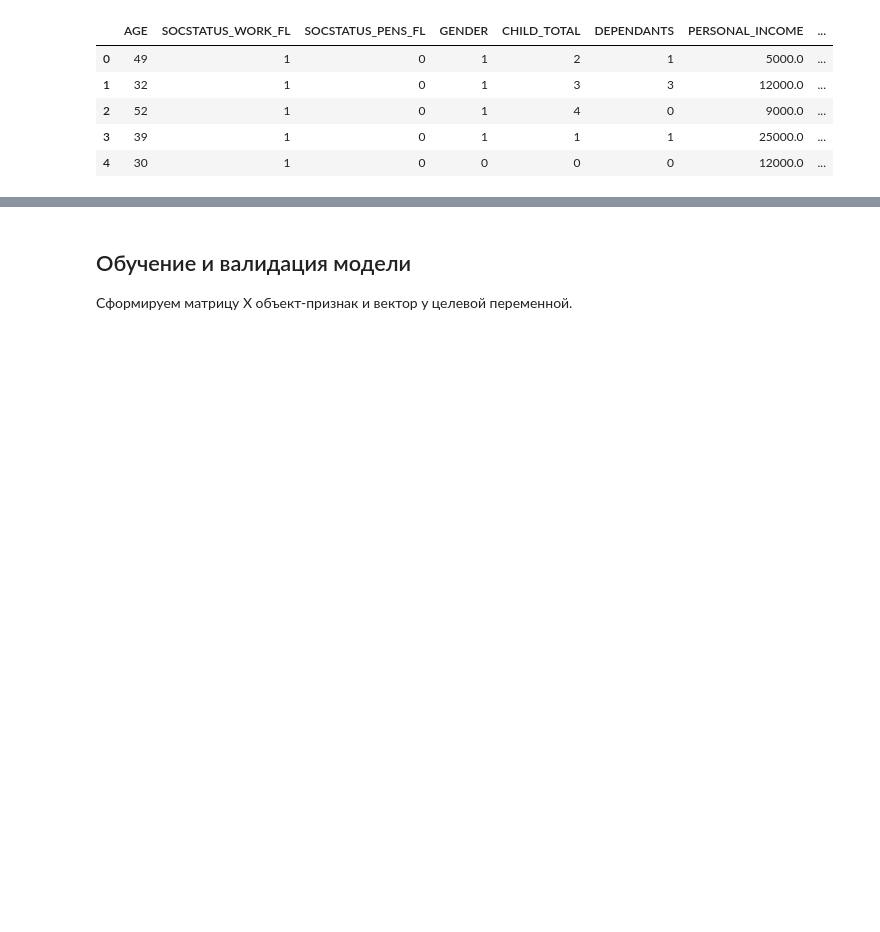
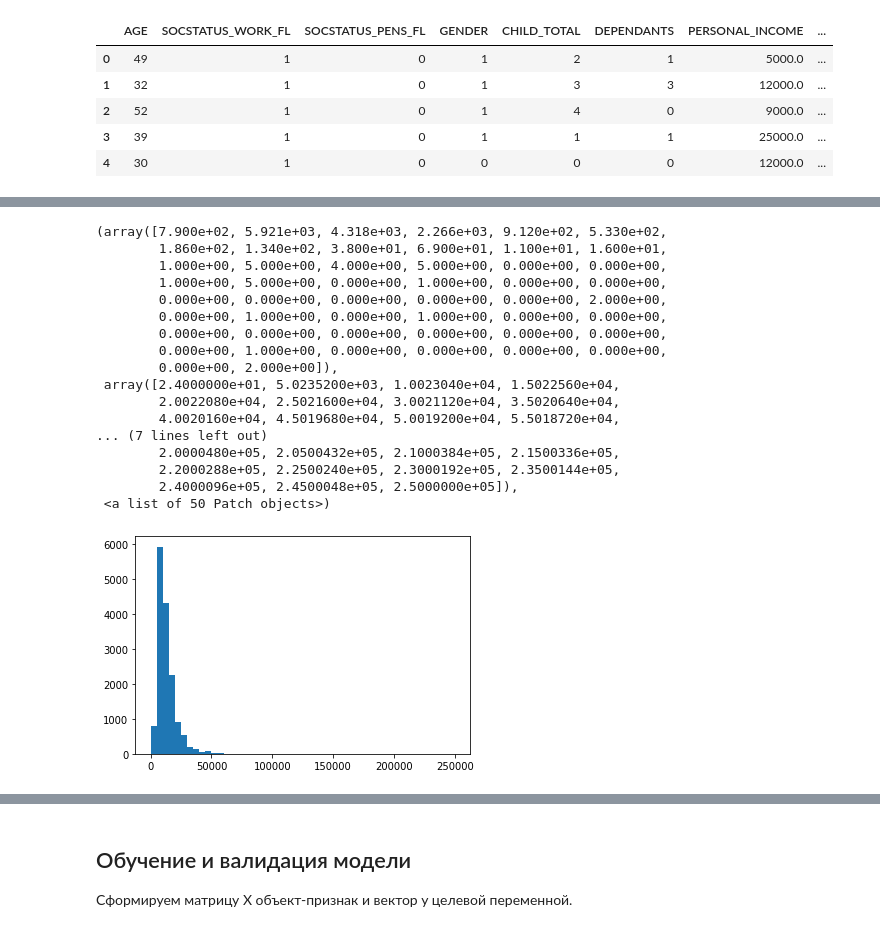
Before and after one commit to Murcha1990/churn_clients, a Jupyter notebook: Raiff_demo_classification.ipynb, the cells around one changed output, grey strips where cells are left out. Drawn from its saved outputs; the diff is of its cells as text; code cells hidden in the pictures; blank space fills up the shorter version.

```diff
--- a/Raiff_demo_classification.ipynb
+++ b/Raiff_demo_classification.ipynb
@@ -65,0 +104,21 @@ data.head()
+# %%
+plt.hist(data['PERSONAL_INCOME'], bins=50)
+# %% [output]
+(array([7.900e+02, 5.921e+03, 4.318e+03, 2.266e+03, 9.120e+02, 5.330e+02,
+        1.860e+02, 1.340e+02, 3.800e+01, 6.900e+01, 1.100e+01, 1.600e+01,
+        1.000e+00, 5.000e+00, 4.000e+00, 5.000e+00, 0.000e+00, 0.000e+00,
+        1.000e+00, 5.000e+00, 0.000e+00, 1.000e+00, 0.000e+00, 0.000e+00,
+        0.000e+00, 0.000e+00, 0.000e+00, 0.000e+00, 0.000e+00, 2.000e+00,
+        0.000e+00, 1.000e+00, 0.000e+00, 1.000e+00, 0.000e+00, 0.000e+00,
+        0.000e+00, 0.000e+00, 0.000e+00, 0.000e+00, 0.000e+00, 0.000e+00,
+        0.000e+00, 1.000e+00, 0.000e+00, 0.000e+00, 0.000e+00, 0.000e+00,
+        0.000e+00, 2.000e+00]),
+ array([2.4000000e+01, 5.0235200e+03, 1.0023040e+04, 1.5022560e+04,
+        2.0022080e+04, 2.5021600e+04, 3.0021120e+04, 3.5020640e+04,
+        4.0020160e+04, 4.5019680e+04, 5.0019200e+04, 5.5018720e+04,
+... (7 lines left out)
+        2.0000480e+05, 2.0500432e+05, 2.1000384e+05, 2.1500336e+05,
+        2.2000288e+05, 2.2500240e+05, 2.3000192e+05, 2.3500144e+05,
+        2.4000096e+05, 2.4500048e+05, 2.5000000e+05]),
+ <a list of 50 Patch objects>)
+[figure, added]
```
Also changed, not shown: parts of 12 cells of this notebook.
